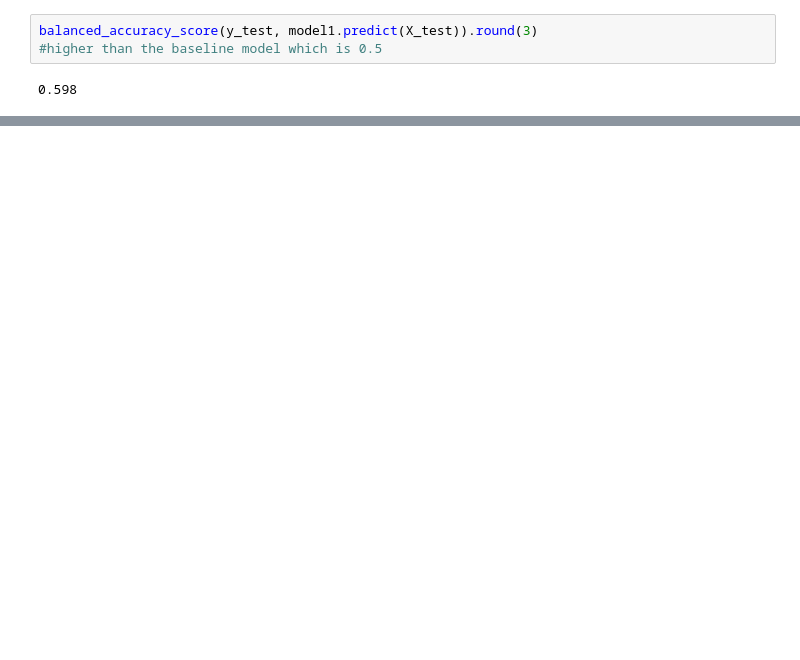
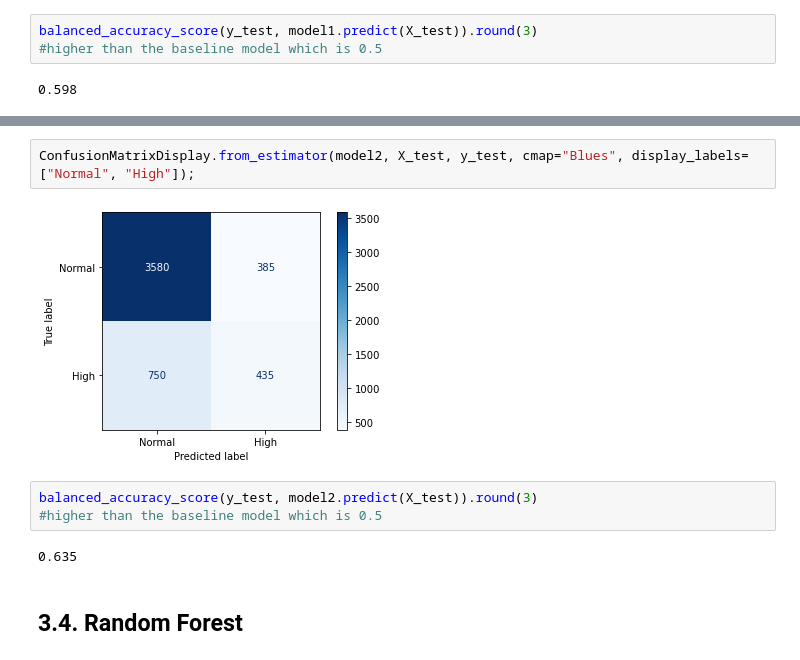
Before and after one commit to CodyCan/High-Blood-Pressure-Analysis, a Jupyter notebook: code/01_EDA_Cleaning.ipynb, the cells around one changed output, grey strips where cells are left out. Cells and saved outputs as stored; diff of their text form; blank space fills up the shorter version.

```diff
--- a/code/01_EDA_Cleaning.ipynb
+++ b/code/01_EDA_Cleaning.ipynb
@@ -481,0 +498,11 @@ balanced_accuracy_score(y_test, model1.predict(X_test)).round(3)
+# %%
+ConfusionMatrixDisplay.from_estimator(model2, X_test, y_test, cmap="Blues", display_labels=["Normal", "High"]);
+# %% [output]
+[figure, added]
+# %%
+balanced_accuracy_score(y_test, model2.predict(X_test)).round(3)
+#higher than the baseline model which is 0.5
+# %% [output]
+0.635
+# %% [markdown]
+## 3.4. Random Forest
```
Also changed, not shown: parts of 23 cells of this notebook.
